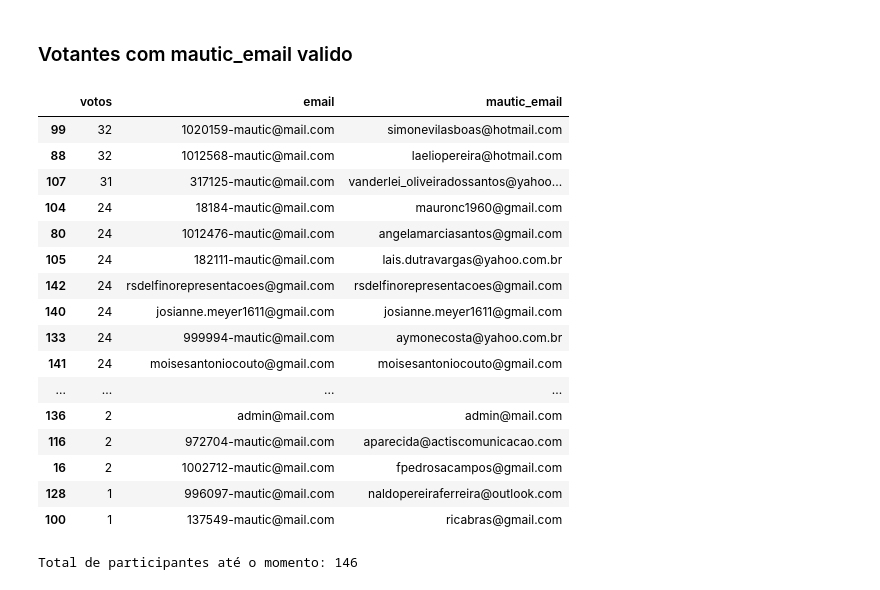
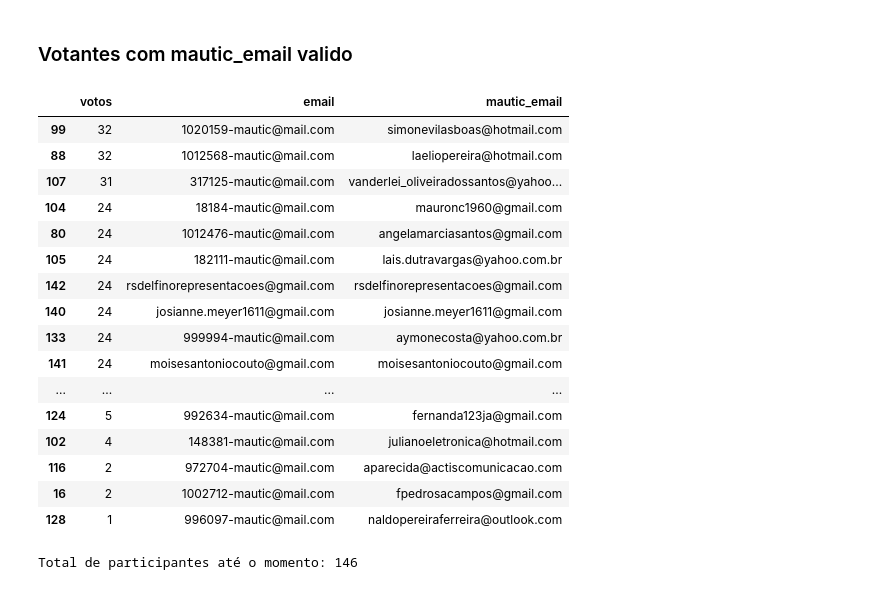
Before and after one commit to cidadedemocratica/airflow, a Jupyter notebook: src/jupyter/osf.ipynb, the cells around one changed output. Drawn from its saved outputs; the diff is of its cells as text; code cells hidden in the pictures.

```diff
--- a/src/ej/osf.ipynb
+++ b/src/jupyter/osf.ipynb
@@ -183,25 +185,31 @@ top_50_voters_df.sort_values(by='votos', inplace=True, ascending=False)
 
 top_50_with_mautic_mail = pd.DataFrame(top_50_voters_df)
 top_50_with_mautic_mail = fill_df_with_mautic_email(top_50_with_mautic_mail)
-top_50_with_mautic_mail[top_50_with_mautic_mail['mautic_email'] != 'empty']
-# %% [output]
-|  | votos | email | mautic_email |
-| 99 | 32 | 1020159-mautic@mail.com | simonevilasboas@hotmail.com |
-| 88 | 32 | 1012568-mautic@mail.com | laeliopereira@hotmail.com |
-| 107 | 31 | 317125-mautic@mail.com | vanderlei_oliveiradossantos@yahoo... |
-| 104 | 24 | 18184-mautic@mail.com | mauronc1960@gmail.com |
-| 80 | 24 | 1012476-mautic@mail.com | angelamarciasantos@gmail.com |
-| 105 | 24 | 182111-mautic@mail.com | lais.dutravargas@yahoo.com.br |
-| 142 | 24 | rsdelfinorepresentacoes@gmail.com | rsdelfinorepresentacoes@gmail.com |
-| 140 | 24 | josianne.meyer1611@gmail.com | josianne.meyer1611@gmail.com |
-| 133 | 24 | 999994-mautic@mail.com | aymonecosta@yahoo.com.br |
-| 141 | 24 | moisesantoniocouto@gmail.com | moisesantoniocouto@gmail.com |
-| ... | ... | ... | ... |
-| 136 | 2 | admin@mail.com | admin@mail.com |
-| 116 | 2 | 972704-mautic@mail.com | aparecida@actiscomunicacao.com |
-| 16 | 2 | 1002712-mautic@mail.com | fpedrosacampos@gmail.com |
-| 128 | 1 | 996097-mautic@mail.com | naldopereiraferreira@outlook.com |
-| 100 | 1 | 137549-mautic@mail.com | ricabras@gmail.com |
+# %%
+top_50_with_mautic_mail[
+    (top_50_with_mautic_mail['mautic_email'] != 'empty') &
+    (top_50_with_mautic_mail['mautic_email'] != 'ricabras@gmail.com') &
+    (top_50_with_mautic_mail['mautic_email'] != 'admin@mail.com') &
+    (top_50_with_mautic_mail['mautic_email'] != 'ricardo@cidadedemocratica.org.br')
+]
+# %% [output]
+|  | votos | email | mautic_email |
+| 99 | 32 | 1020159-mautic@mail.com | simonevilasboas@hotmail.com |
+| 88 | 32 | 1012568-mautic@mail.com | laeliopereira@hotmail.com |
+| 107 | 31 | 317125-mautic@mail.com | vanderlei_oliveiradossantos@yahoo... |
+| 104 | 24 | 18184-mautic@mail.com | mauronc1960@gmail.com |
+| 80 | 24 | 1012476-mautic@mail.com | angelamarciasantos@gmail.com |
+| 105 | 24 | 182111-mautic@mail.com | lais.dutravargas@yahoo.com.br |
+| 142 | 24 | rsdelfinorepresentacoes@gmail.com | rsdelfinorepresentacoes@gmail.com |
+| 140 | 24 | josianne.meyer1611@gmail.com | josianne.meyer1611@gmail.com |
+| 133 | 24 | 999994-mautic@mail.com | aymonecosta@yahoo.com.br |
+| 141 | 24 | moisesantoniocouto@gmail.com | moisesantoniocouto@gmail.com |
+| ... | ... | ... | ... |
+| 124 | 5 | 992634-mautic@mail.com | fernanda123ja@gmail.com |
+| 102 | 4 | 148381-mautic@mail.com | julianoeletronica@hotmail.com |
+| 116 | 2 | 972704-mautic@mail.com | aparecida@actiscomunicacao.com |
+| 16 | 2 | 1002712-mautic@mail.com | fpedrosacampos@gmail.com |
+| 128 | 1 | 996097-mautic@mail.com | naldopereiraferreira@outlook.com |
 # %%
 print(f"Total de participantes até o momento: {len(top_50_voters_df)}")
 # %% [output]
```
Also changed, not shown: parts of 13 cells of this notebook, 17 other files.
